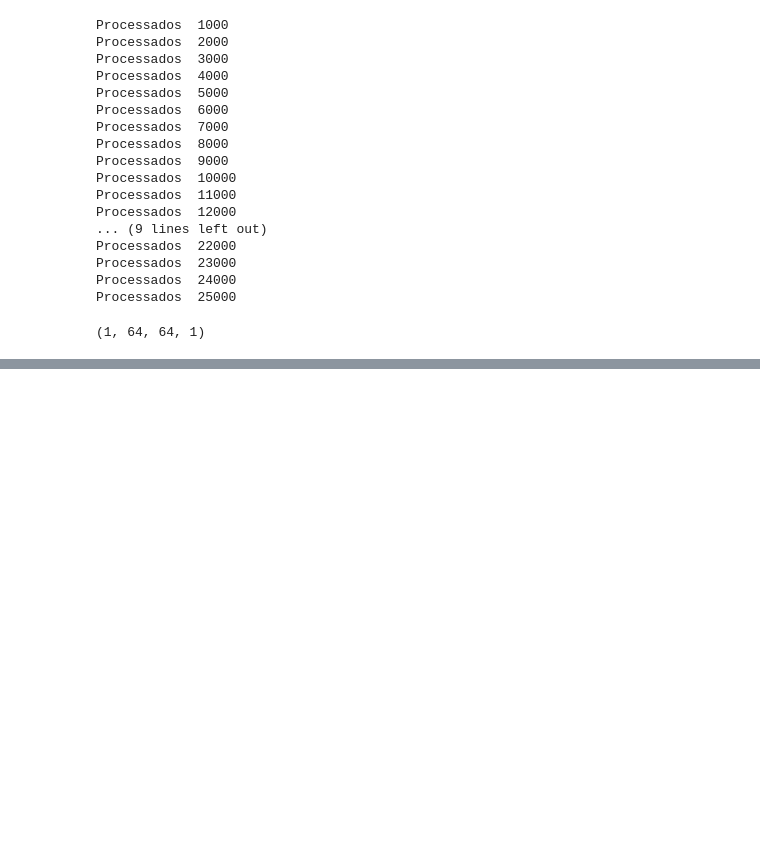
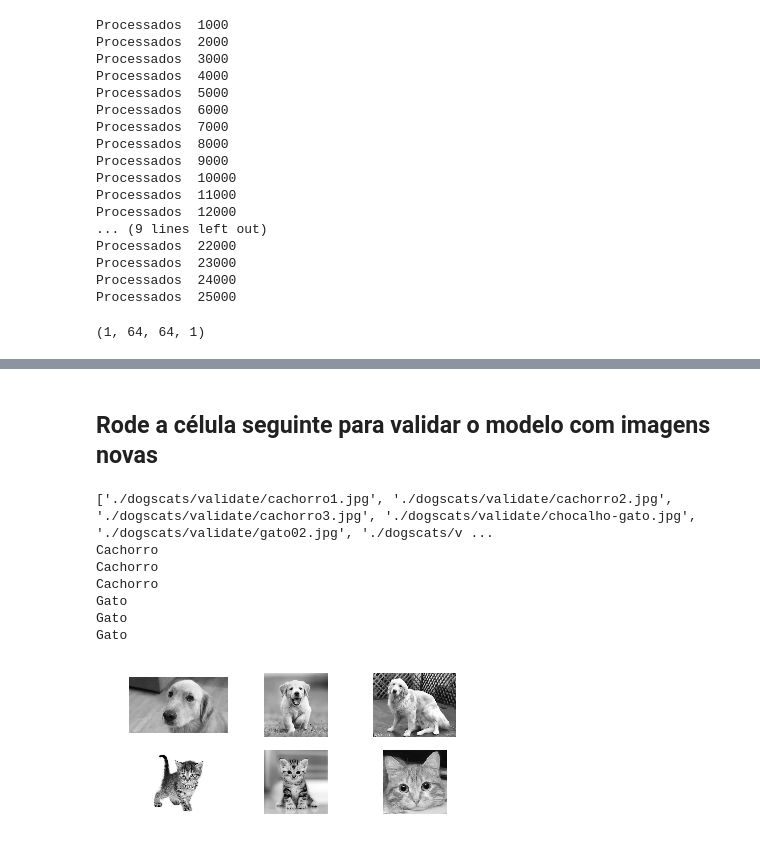
Before and after one commit to cleuton/FaceGuard, a Jupyter notebook: CNN/DogsCats.ipynb, the cells around one changed output, grey strips where cells are left out. Cells and saved outputs as stored; diff of their text form; code cells hidden in the pictures; blank space fills up the shorter version.

Commit message:
Nova versão com imagens de validação

```diff
--- a/CNN/DogsCats.ipynb
+++ b/CNN/DogsCats.ipynb
@@ -86,0 +118,2 @@ def conv3x3(input_x,nb_filters):
+# %%
+model.load_weights("dogs_cats_saved.h5")
@@ -170,0 +162,39 @@ Acurácia: 0.9666666388511658
+# %% [markdown]
+## Rode a célula seguinte para validar o modelo com imagens novas
+# %%
+dir_validar = "./dogscats/validate/"
+nomes = [dir_validar+i for i in os.listdir(dir_validar) if '.jpg' in i]
+print(nomes)
+
+def prepararImagem(imagem):
+    test_image = image.img_to_array(imagem.T)
+    test_image = np.expand_dims(test_image, axis = 0)
+    return test_image
+
+def mostraCateg(resultado):
+    categs = ["Gato", "Cachorro"]
+    for idx, val in enumerate(resultado[0]):
+        if val == 1:
+            return categs[idx]
+
+i = 1
+for nome in nomes:
+    im = cv2.imread(nome)
+    gray = cv2.cvtColor(im, cv2.COLOR_BGR2GRAY)
+    imres = cv2.resize(gray, (img_h, img_w), interpolation=cv2.INTER_CUBIC)
+    dados = prepararImagem(imres)
+    plt.subplot(3, 3, i)
+    i = i + 1
+    plt.imshow(gray,cmap='gray')
+    plt.axis('off')
+    ret = model.predict(dados, batch_size=1)
+    print(mostraCateg(ret))
+# %% [output]
+['./dogscats/validate/cachorro1.jpg', './dogscats/validate/cachorro2.jpg', './dogscats/validate/cachorro3.jpg', './dogscats/validate/chocalho-gato.jpg', './dogscats/validate/gato02.jpg', './dogscats/v ...
+Cachorro
+Cachorro
+Cachorro
+Gato
+Gato
+Gato
+[figure, added]
```
Also changed, not shown: parts of 9 cells of this notebook, 8 other files.
